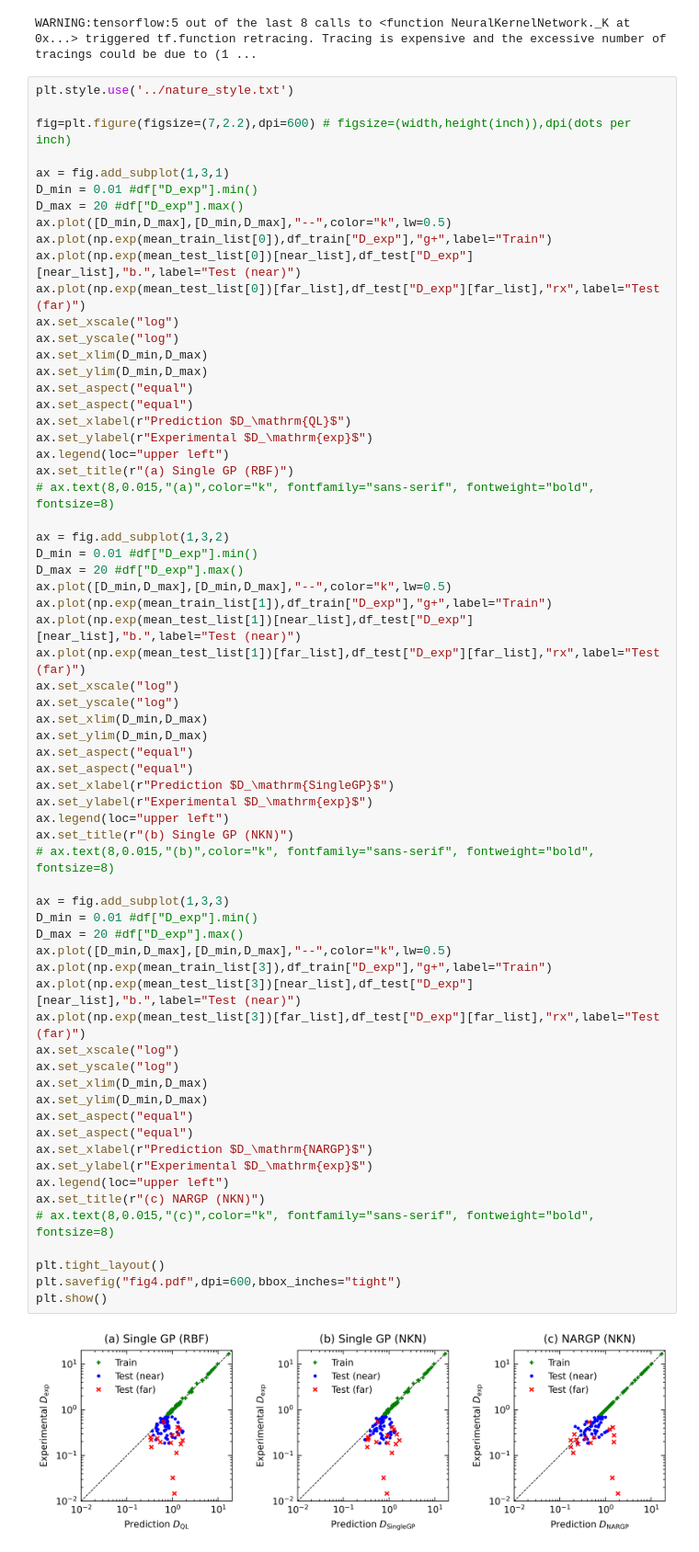
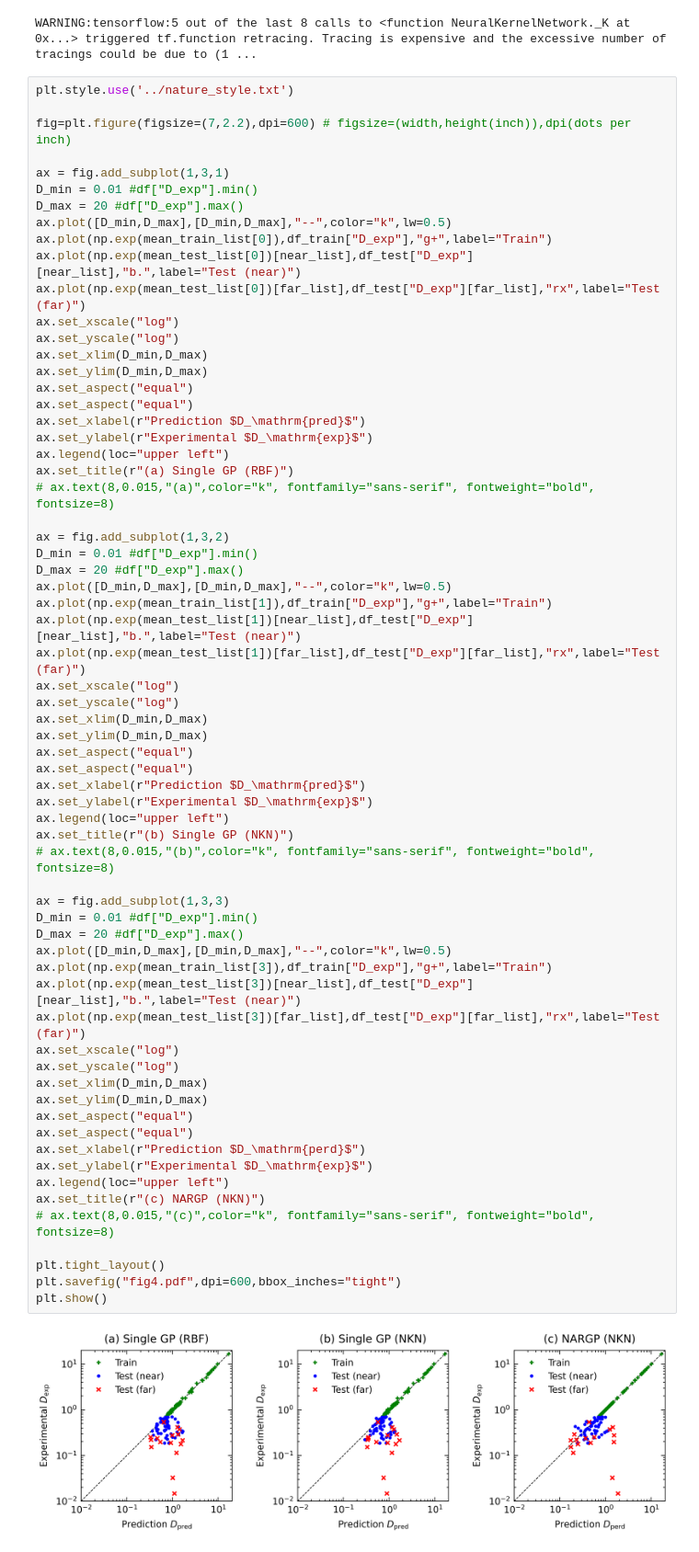
Before and after one commit to smaeyama/prepare_maeyama_nf_2025, a Jupyter notebook: fig4/02_plot_figure.ipynb, the cells around one changed output. Shown at 92% size. Saved outputs shown, nothing was run; the diff lists cells and outputs as text.

```diff
--- a/fig4/02_plot_figure.ipynb
+++ b/fig4/02_plot_figure.ipynb
@@ -194,7 +194,7 @@ ax.set_xlim(D_min,D_max)
 ax.set_ylim(D_min,D_max)
 ax.set_aspect("equal")
 ax.set_aspect("equal")
-ax.set_xlabel(r"Prediction $D_\mathrm{QL}$")
+ax.set_xlabel(r"Prediction $D_\mathrm{pred}$")
 ax.set_ylabel(r"Experimental $D_\mathrm{exp}$")
 ax.legend(loc="upper left")
 ax.set_title(r"(a) Single GP (RBF)")
@@ -213,33 +213,33 @@ ax.set_xlim(D_min,D_max)
 ax.set_ylim(D_min,D_max)
 ax.set_aspect("equal")
 ax.set_aspect("equal")
-ax.set_xlabel(r"Prediction $D_\mathrm{SingleGP}$")
+ax.set_xlabel(r"Prediction $D_\mathrm{pred}$")
 ax.set_ylabel(r"Experimental $D_\mathrm{exp}$")
 ax.legend(loc="upper left")
 ax.set_title(r"(b) Single GP (NKN)")
 # ax.text(8,0.015,"(b)",color="k", fontfamily="sans-serif", fontweight="bold", fontsize=8)
 
 ax = fig.add_subplot(1,3,3)
 D_min = 0.01 #df["D_exp"].min()
 D_max = 20 #df["D_exp"].max()
 ax.plot([D_min,D_max],[D_min,D_max],"--",color="k",lw=0.5)
 ax.plot(np.exp(mean_train_list[3]),df_train["D_exp"],"g+",label="Train")
 ax.plot(np.exp(mean_test_list[3])[near_list],df_test["D_exp"][near_list],"b.",label="Test (near)")
 ax.plot(np.exp(mean_test_list[3])[far_list],df_test["D_exp"][far_list],"rx",label="Test (far)")
 ax.set_xscale("log")
 ax.set_yscale("log")
 ax.set_xlim(D_min,D_max)
 ax.set_ylim(D_min,D_max)
 ax.set_aspect("equal")
 ax.set_aspect("equal")
-ax.set_xlabel(r"Prediction $D_\mathrm{NARGP}$")
+ax.set_xlabel(r"Prediction $D_\mathrm{perd}$")
 ax.set_ylabel(r"Experimental $D_\mathrm{exp}$")
 ax.legend(loc="upper left")
 ax.set_title(r"(c) NARGP (NKN)")
 # ax.text(8,0.015,"(c)",color="k", fontfamily="sans-serif", fontweight="bold", fontsize=8)
 
 plt.tight_layout()
 plt.savefig("fig4.pdf",dpi=600,bbox_inches="tight")
 plt.show()
 # %% [output]
-[figure, old version]
+[figure, new version]
```
Also changed, not shown: 1 other file.
